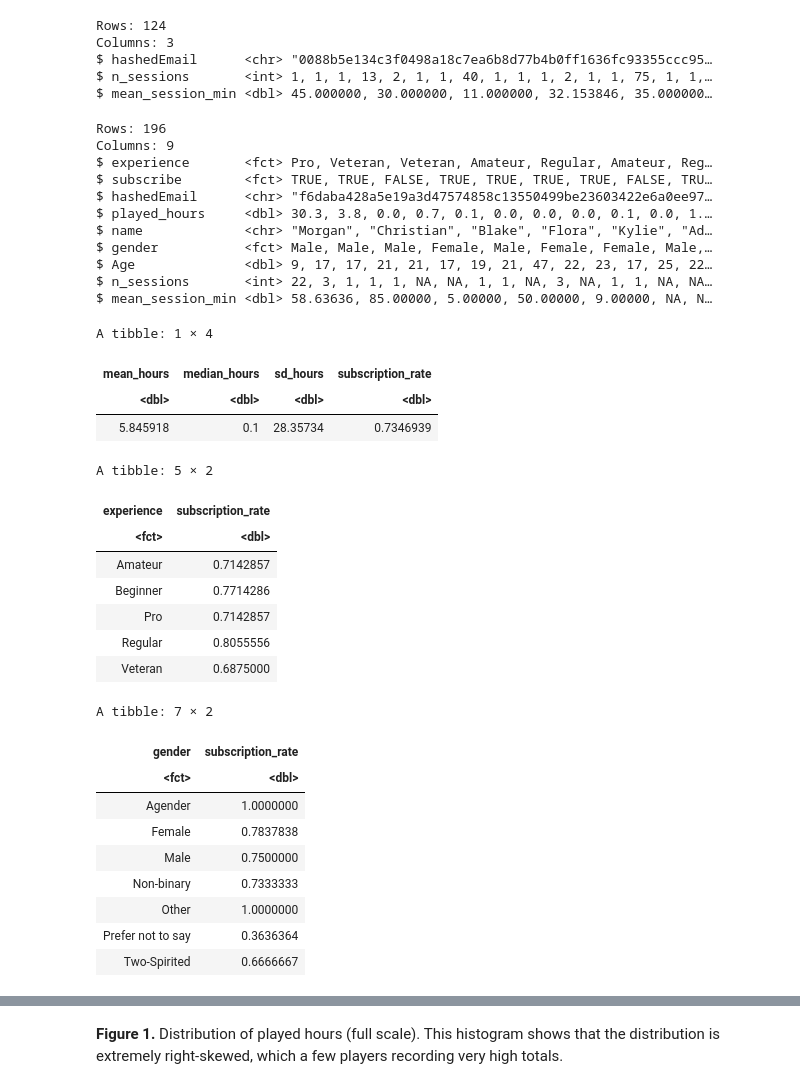
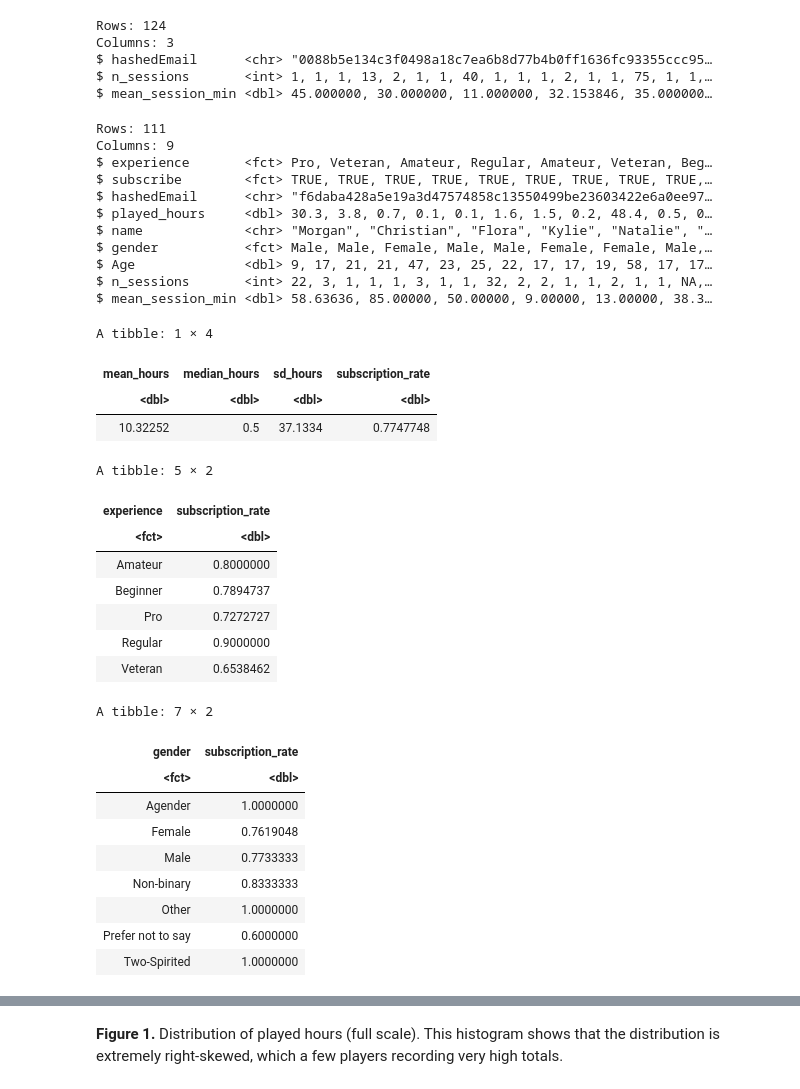
Before and after one commit to evanvoorbergen/DSCI100-group2project, a Jupyter notebook: group_2.ipynb, the cells around one changed output, grey strips where cells are left out. Saved outputs shown, nothing was run; the diff lists cells and outputs as text; code cells hidden in the pictures.

```diff
--- a/group_2.ipynb
+++ b/group_2.ipynb
@@ -95,7 +98,7 @@ $ original_end_time   <dbl> 1.71977e+12, 1.71867e+12, 1.72193e+12, 1.72188e+12
 # %%
 # Wrangling - Clean players dataset
 players_clean <- players |>
-    filter(!is.na(subscribe), !is.na(played_hours), played_hours > -1) |>
+    filter(!is.na(subscribe), !is.na(played_hours), played_hours > 0) |>
     mutate(subscribe = factor(subscribe), gender = factor(gender), experience = factor(experience))
 glimpse(players_clean)
 # %% [output]
@@ -149,60 +152,65 @@ players_final <- players_clean |>
     left_join(sessions_summary, by = "hashedEmail")
 glimpse(players_final)
 # %% [output]
-Rows: 196
+Rows: 111
 Columns: 9
-$ experience       <fct> Pro, Veteran, Veteran, Amateur, Regular, Amateur, Reg…
-$ subscribe        <fct> TRUE, TRUE, FALSE, TRUE, TRUE, TRUE, TRUE, FALSE, TRU…
+$ experience       <fct> Pro, Veteran, Amateur, Regular, Amateur, Veteran, Beg…
+$ subscribe        <fct> TRUE, TRUE, TRUE, TRUE, TRUE, TRUE, TRUE, TRUE, TRUE,…
 $ hashedEmail      <chr> "f6daba428a5e19a3d47574858c13550499be23603422e6a0ee97…
-$ played_hours     <dbl> 30.3, 3.8, 0.0, 0.7, 0.1, 0.0, 0.0, 0.0, 0.1, 0.0, 1.…
-$ name             <chr> "Morgan", "Christian", "Blake", "Flora", "Kylie", "Ad…
-$ gender           <fct> Male, Male, Male, Female, Male, Female, Female, Male,…
-$ Age              <dbl> 9, 17, 17, 21, 21, 17, 19, 21, 47, 22, 23, 17, 25, 22…
-$ n_sessions       <int> 22, 3, 1, 1, 1, NA, NA, 1, 1, NA, 3, NA, 1, 1, NA, NA…
-$ mean_session_min <dbl> 58.63636, 85.00000, 5.00000, 50.00000, 9.00000, NA, N…
+$ played_hours     <dbl> 30.3, 3.8, 0.7, 0.1, 0.1, 1.6, 1.5, 0.2, 48.4, 0.5, 0…
+$ name             <chr> "Morgan", "Christian", "Flora", "Kylie", "Natalie", "…
+$ gender           <fct> Male, Male, Female, Male, Male, Female, Female, Male,…
+$ Age              <dbl> 9, 17, 21, 21, 47, 23, 25, 22, 17, 17, 19, 58, 17, 17…
+$ n_sessions       <int> 22, 3, 1, 1, 1, 3, 1, 1, 32, 2, 2, 1, 1, 2, 1, 1, NA,…
+$ mean_session_min <dbl> 58.63636, 85.00000, 50.00000, 9.00000, 13.00000, 38.3…
 # %%
 # Summary stats
 
 # Overall
 players_final |>
     summarize(
         mean_hours = mean(played_hours),
         median_hours = median(played_hours),
         sd_hours = sd(played_hours),
         subscription_rate = mean(subscribe == "TRUE"))
 
 # Subscription rate by experience
 players_final |>
     group_by(experience) |>
     summarize(subscription_rate = mean(subscribe == "TRUE"))
 
 # Subscription rate by gender
 players_final |>
     group_by(gender) |>
     summarize(subscription_rate = mean(subscribe == "TRUE"))
+
+# Class balance
+players_final |>
+  count(subscribe) |>
+  mutate(prop = n / sum(n))
 # %% [output]
 A tibble: 1 × 4
 | mean_hours | median_hours | sd_hours | subscription_rate |
 | <dbl> | <dbl> | <dbl> | <dbl> |
-| 5.845918 | 0.1 | 28.35734 | 0.7346939 |
+| 10.32252 | 0.5 | 37.1334 | 0.7747748 |
 A tibble: 5 × 2
 | experience | subscription_rate |
 | <fct> | <dbl> |
-| Amateur | 0.7142857 |
-| Beginner | 0.7714286 |
-| Pro | 0.7142857 |
-| Regular | 0.8055556 |
-| Veteran | 0.6875000 |
+| Amateur | 0.8000000 |
+| Beginner | 0.7894737 |
+| Pro | 0.7272727 |
+| Regular | 0.9000000 |
+| Veteran | 0.6538462 |
 A tibble: 7 × 2
 | gender | subscription_rate |
 | <fct> | <dbl> |
 | Agender | 1.0000000 |
-| Female | 0.7837838 |
-| Male | 0.7500000 |
-| Non-binary | 0.7333333 |
+| Female | 0.7619048 |
+| Male | 0.7733333 |
+| Non-binary | 0.8333333 |
 | Other | 1.0000000 |
-| Prefer not to say | 0.3636364 |
-| Two-Spirited | 0.6666667 |
+| Prefer not to say | 0.6000000 |
+| Two-Spirited | 1.0000000 |
 # %%
 options(repr.plot_height = 20, repr.plot_width = 20)
 ggplot(players_final, aes(x = played_hours)) +
```
Also changed, not shown: parts of 7 cells of this notebook.
